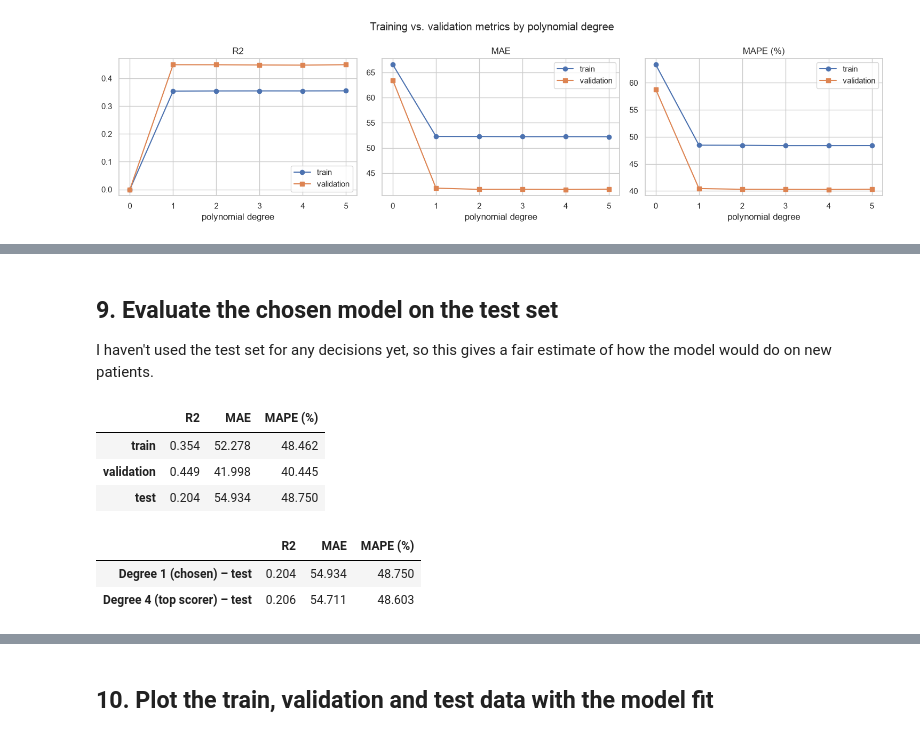
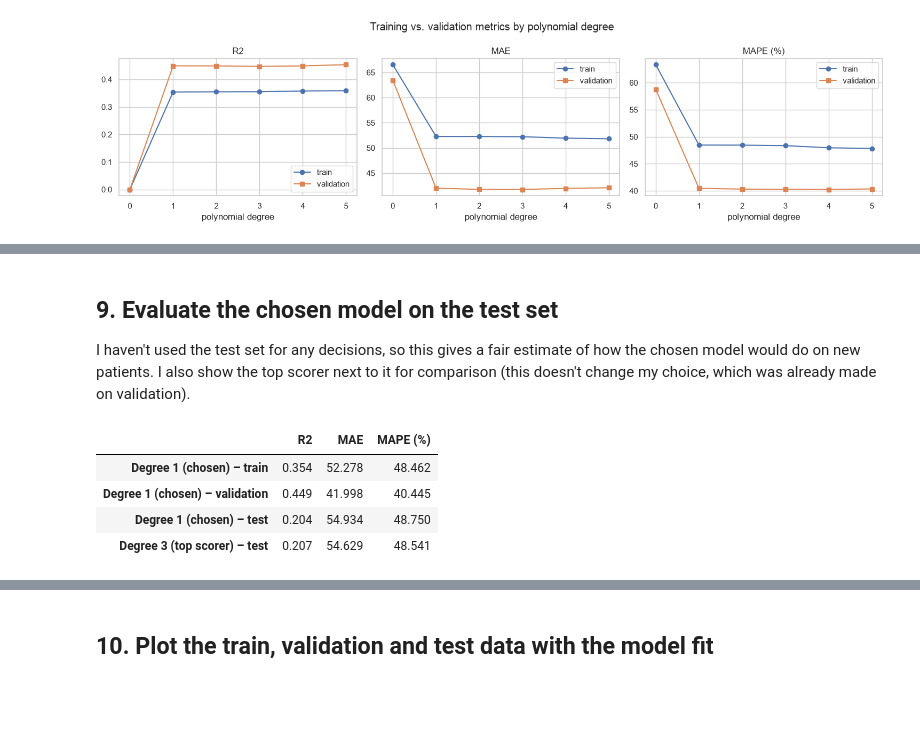
Before and after one commit to Namypark/diabetes-progression-lab2, a Jupyter notebook: lab2_diabetes.ipynb, the cells around one changed output, grey strips where cells are left out. Saved outputs shown, nothing was run; the diff lists cells and outputs as text; code cells hidden in the pictures; blank space fills up the shorter version.

```diff
--- a/lab2_diabetes.ipynb
+++ b/lab2_diabetes.ipynb
@@ -443,9 +475,22 @@ plt.show()
 # %%
+MAE_TOLERANCE = 1.0  # MAE points
+
+best_val_mae = bmi_results["Val MAE"].min()
+TOP_DEGREE = int(bmi_results["Val MAE"].idxmin().split()[-1])
+BEST_DEGREE = min(d for d in range(6)
+                  if bmi_results.loc[f"Degree {d}", "Val MAE"] <= best_val_mae + MAE_TOLERANCE)
+best_bmi_model, top_bmi_model = bmi_models[BEST_DEGREE], bmi_models[TOP_DEGREE]
+
+print(f"Lowest validation MAE: degree {TOP_DEGREE} ({best_val_mae:.3f})")
+print(f"Lowest degree within {MAE_TOLERANCE} MAE point of it: degree {BEST_DEGREE} "
+      f"({bmi_results.loc[f'Degree {BEST_DEGREE}', 'Val MAE']:.3f})")
+
 pd.DataFrame({
     "best model": [bmi_results["Val R2"].idxmax(), bmi_results["Val MAE"].idxmin(),
                    bmi_results["Val MAPE (%)"].idxmin()],
-    "value": [bmi_results["Val R2"].max(), bmi_results["Val MAE"].min(),
-              bmi_results["Val MAPE (%)"].min()],
-    "degree 1 value": bmi_results.loc["Degree 1", ["Val R2", "Val MAE", "Val MAPE (%)"]].values,
+    "best value": [bmi_results["Val R2"].max(), bmi_results["Val MAE"].min(),
+                   bmi_results["Val MAPE (%)"].min()],
+    f"degree {BEST_DEGREE} value": bmi_results.loc[f"Degree {BEST_DEGREE}",
+                                                  ["Val R2", "Val MAE", "Val MAPE (%)"]].values,
 }, index=["Val R2", "Val MAE", "Val MAPE (%)"]).round(3)
 # %% [output]
@@ -470,7 +502,0 @@ so I can compare them side by side.
-# %%
-BEST_DEGREE = 1
-best_bmi_model = bmi_models[BEST_DEGREE]
-
-TOP_DEGREE = int(bmi_results["Val MAE"].idxmin().split()[-1])
-top_bmi_model = bmi_models[TOP_DEGREE]
-print(f"Chosen model: degree {BEST_DEGREE}  |  Top scorer on validation MAE: degree {TOP_DEGREE}")
@@ -479,26 +510,19 @@ Chosen model: degree 1  |  Top scorer on validation MAE: degree 4
 # %% [markdown]
 ## 9. Evaluate the chosen model on the test set
 
-I haven't used the test set for any decisions yet, so this gives a fair estimate of how the model
-would do on new patients.
+I haven't used the test set for any decisions, so this gives a fair estimate of how the chosen model
+would do on new patients. I also show the top scorer next to it for comparison (this doesn't change
+my choice, which was already made on validation).
 # %%
-bmi_test_results = pd.DataFrame({
-    "train": regression_metrics(y_train, best_bmi_model.predict(X_train_bmi)),
-    "validation": regression_metrics(y_val, best_bmi_model.predict(X_val_bmi)),
-    "test": regression_metrics(y_test, best_bmi_model.predict(X_test_bmi)),
-}).T
-bmi_test_results.round(3)
+pd.DataFrame({
+    f"Degree {BEST_DEGREE} (chosen) – train": regression_metrics(y_train, best_bmi_model.predict(X_train_bmi)),
+    f"Degree {BEST_DEGREE} (chosen) – validation": regression_metrics(y_val, best_bmi_model.predict(X_val_bmi)),
+    f"Degree {BEST_DEGREE} (chosen) – test": regression_metrics(y_test, best_bmi_model.predict(X_test_bmi)),
+    f"Degree {TOP_DEGREE} (top scorer) – test": regression_metrics(y_test, top_bmi_model.predict(X_test_bmi)),
+}).T.round(3)
 # %% [output]
 |  | R2 | MAE | MAPE (%) |
-| train | 0.354 | 52.278 | 48.462 |
-| validation | 0.449 | 41.998 | 40.445 |
-| test | 0.204 | 54.934 | 48.750 |
+| Degree 1 (chosen) – train | 0.354 | 52.278 | 48.462 |
+| Degree 1 (chosen) – validation | 0.449 | 41.998 | 40.445 |
+| Degree 1 (chosen) – test | 0.204 | 54.934 | 48.750 |
+| Degree 3 (top scorer) – test | 0.207 | 54.629 | 48.541 |
-# %%
-pd.DataFrame({
-    f"Degree {BEST_DEGREE} (chosen) – test": regression_metrics(y_test, best_bmi_model.predict(X_test_bmi)),
-    f"Degree {TOP_DEGREE} (top scorer) – test": regression_metrics(y_test, top_bmi_model.predict(X_test_bmi)),
-}).T.round(3)
-# %% [output]
-|  | R2 | MAE | MAPE (%) |
-| Degree 1 (chosen) – test | 0.204 | 54.934 | 48.750 |
-| Degree 4 (top scorer) – test | 0.206 | 54.711 | 48.603 |
```
Also changed, not shown: parts of 83 cells of this notebook, 1 other file.
